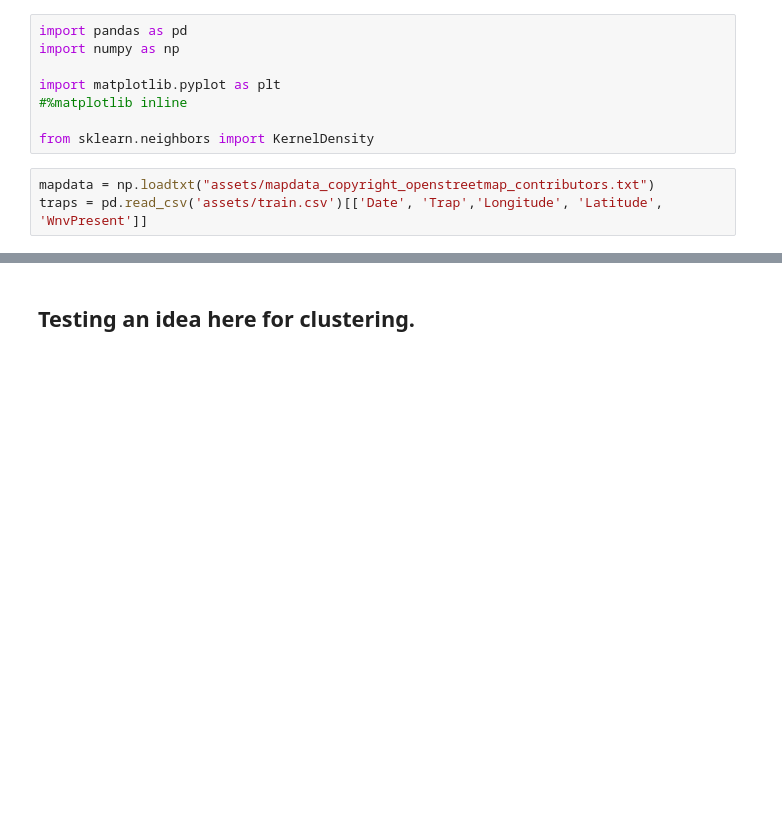
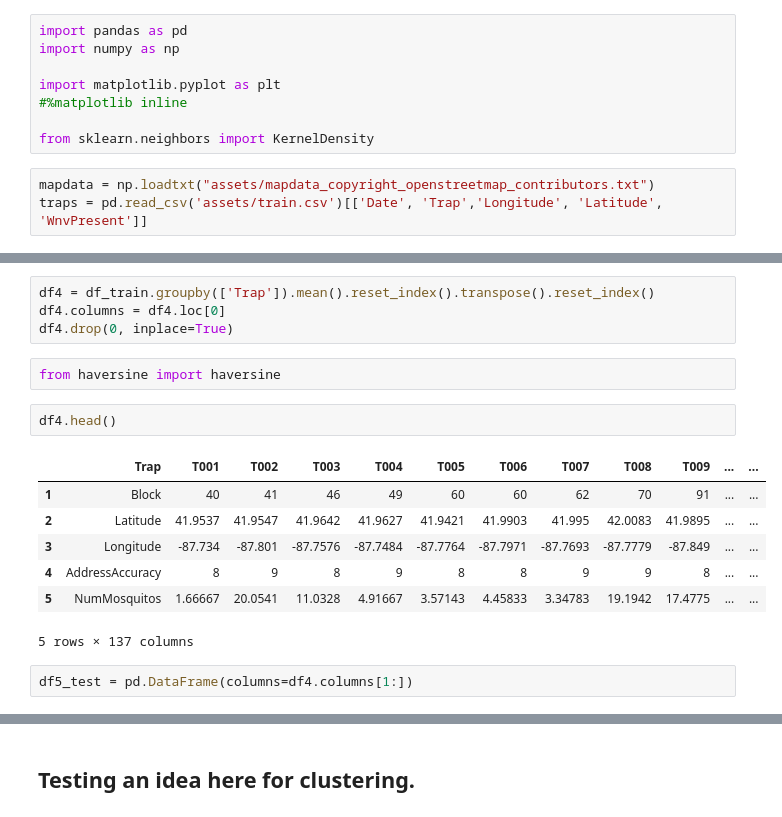
Before and after one commit to c-mez04/group_kaggle_project, a Jupyter notebook: 0_DATA_CLEANLINESS.ipynb, the cells around one changed output, grey strips where cells are left out. Cells and saved outputs as stored; diff of their text form; blank space fills up the shorter version.

```diff
--- a/0_DATA_CLEANLINESS.ipynb
+++ b/0_DATA_CLEANLINESS.ipynb
@@ -327,0 +324,18 @@ array([[-87.531635,  41.686398],
+# %%
+df4 = df_train.groupby(['Trap']).mean().reset_index().transpose().reset_index()
+df4.columns = df4.loc[0]
+df4.drop(0, inplace=True)
+# %%
+from haversine import haversine
+# %%
+df4.head()
+# %% [output]
+|  | Trap | T001 | T002 | T003 | T004 | T005 | T006 | T007 | T008 | T009 | ... | ... |
+| 1 | Block | 40 | 41 | 46 | 49 | 60 | 60 | 62 | 70 | 91 | ... | ... |
+| 2 | Latitude | 41.9537 | 41.9547 | 41.9642 | 41.9627 | 41.9421 | 41.9903 | 41.995 | 42.0083 | 41.9895 | ... | ... |
+| 3 | Longitude | -87.734 | -87.801 | -87.7576 | -87.7484 | -87.7764 | -87.7971 | -87.7693 | -87.7779 | -87.849 | ... | ... |
+| 4 | AddressAccuracy | 8 | 9 | 8 | 9 | 8 | 8 | 9 | 9 | 8 | ... | ... |
+| 5 | NumMosquitos | 1.66667 | 20.0541 | 11.0328 | 4.91667 | 3.57143 | 4.45833 | 3.34783 | 19.1942 | 17.4775 | ... | ... |
+5 rows × 137 columns
+# %%
+df5_test = pd.DataFrame(columns=df4.columns[1:])
```
Also changed, not shown: parts of 35 cells of this notebook.
